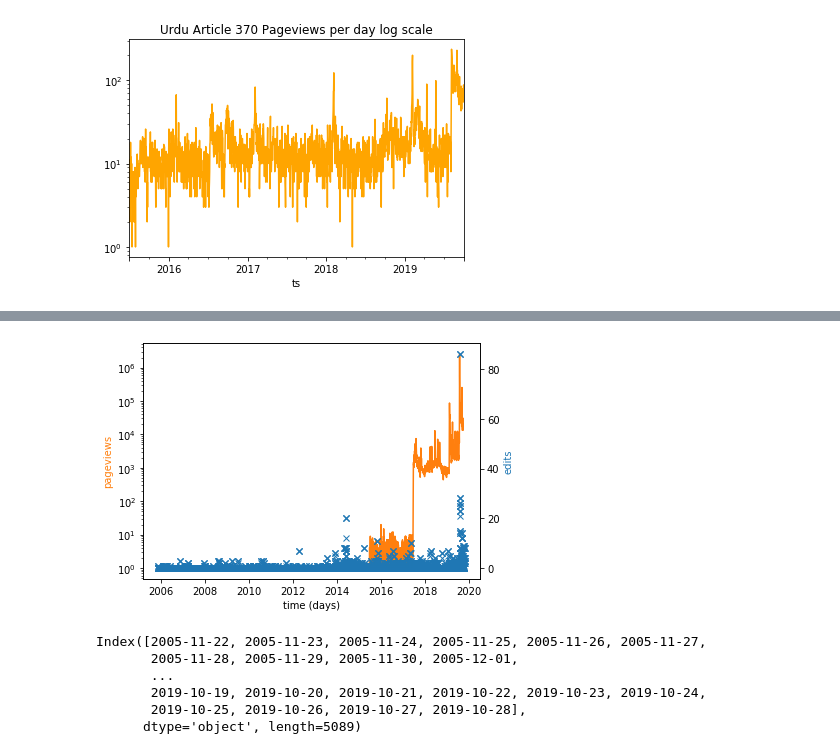
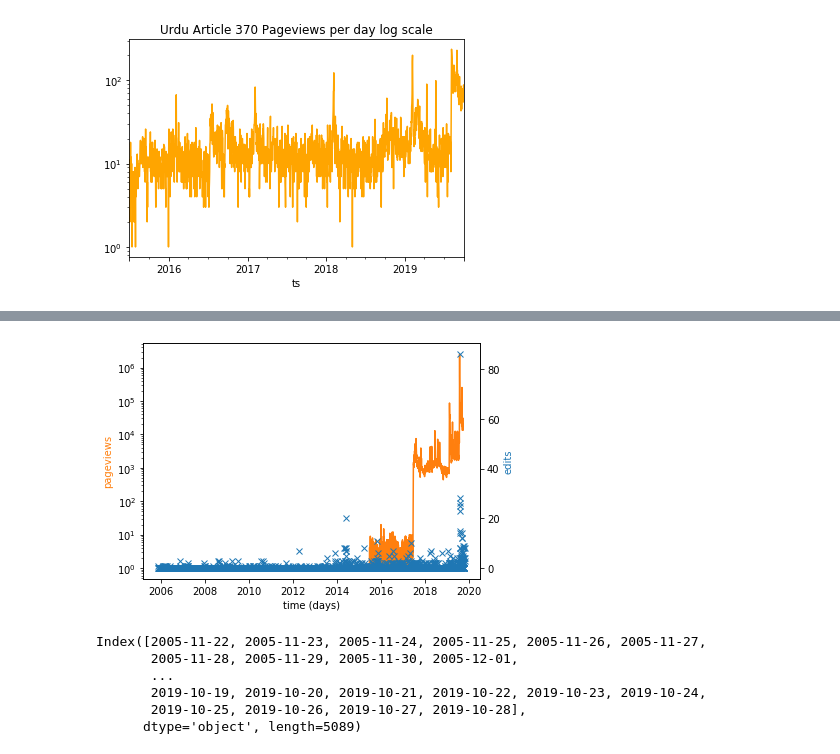
Before and after one commit to ViralNotPrasad/cscw-wiki, a Jupyter notebook: R/Pageviews.ipynb, the cells around one changed output, grey strips where cells are left out. Cells and saved outputs as stored; diff of their text form; code cells hidden in the pictures.

Commit message:
pageviews ts plots, correlation with edits plots

```diff
--- a/R/Pageviews.ipynb
+++ b/R/Pageviews.ipynb
@@ -187,36 +154,37 @@ See the caveats in the documentation: http://pandas.pydata.org/pandas-docs/stabl
 # %%
-# English pageviews and edits plot
+# English pageviews and edits plot....not super illuminating
+# TODO would be nice if blue x were translucent
 
 fig, ax1 = plt.subplots()
 
 color = 'tab:orange'
 ax1.set_xlabel('time (days)')
 ax1.set_ylabel('pageviews', color=color)
 ax1.plot(df2['views'], color=color)
 plt.yscale('log')
 #ax1.tick_params(axis='y', labelcolor=color)
 
 ax2 = ax1.twinx()  # instantiate a second axes that shares the same x-axis
 
 mypath = "../data/revisions/"
 file = "rev_article_en_29-10-2019 23-52-48.json"
 
 with open(mypath + file) as thefile:
         data = json.load(thefile)
         dfEdits = pd.DataFrame(data)
 
 dfEdits['timestamp'] = pd.to_datetime(dfEdits['timestamp'])
 dfEdits = dfEdits.set_index('timestamp')
 dfEdits = dfEdits.groupby(pd.Grouper(freq='D', level=0)).count()
 
 color = 'tab:blue'
 ax2.set_ylabel('edits', color=color)  # we already handled the x-label with ax1
-ax2.plot(dfEdits, marker='x', linestyle='', color=color)
+ax2.plot(dfEdits['user'], marker='x', linestyle='', color=color)
 #ax2.tick_params(axis='y', labelcolor=color)
 
 fig.tight_layout()  # otherwise the right y-label is slightly clipped
 # %% [output]
-[figure, old version]
+[figure, new version]
 # %%
 # Correlation
 
```
Also changed, not shown: parts of 12 cells of this notebook, 1 other file.
